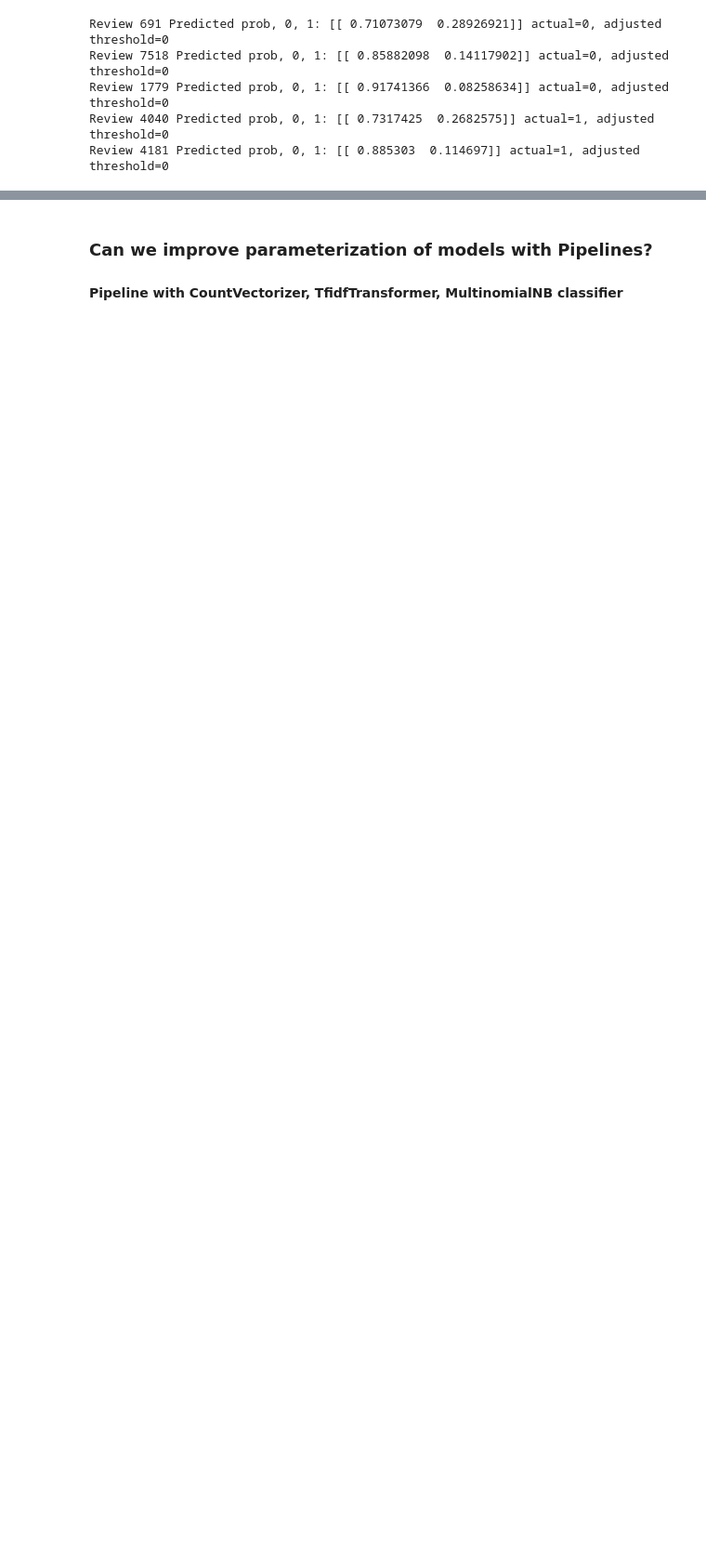
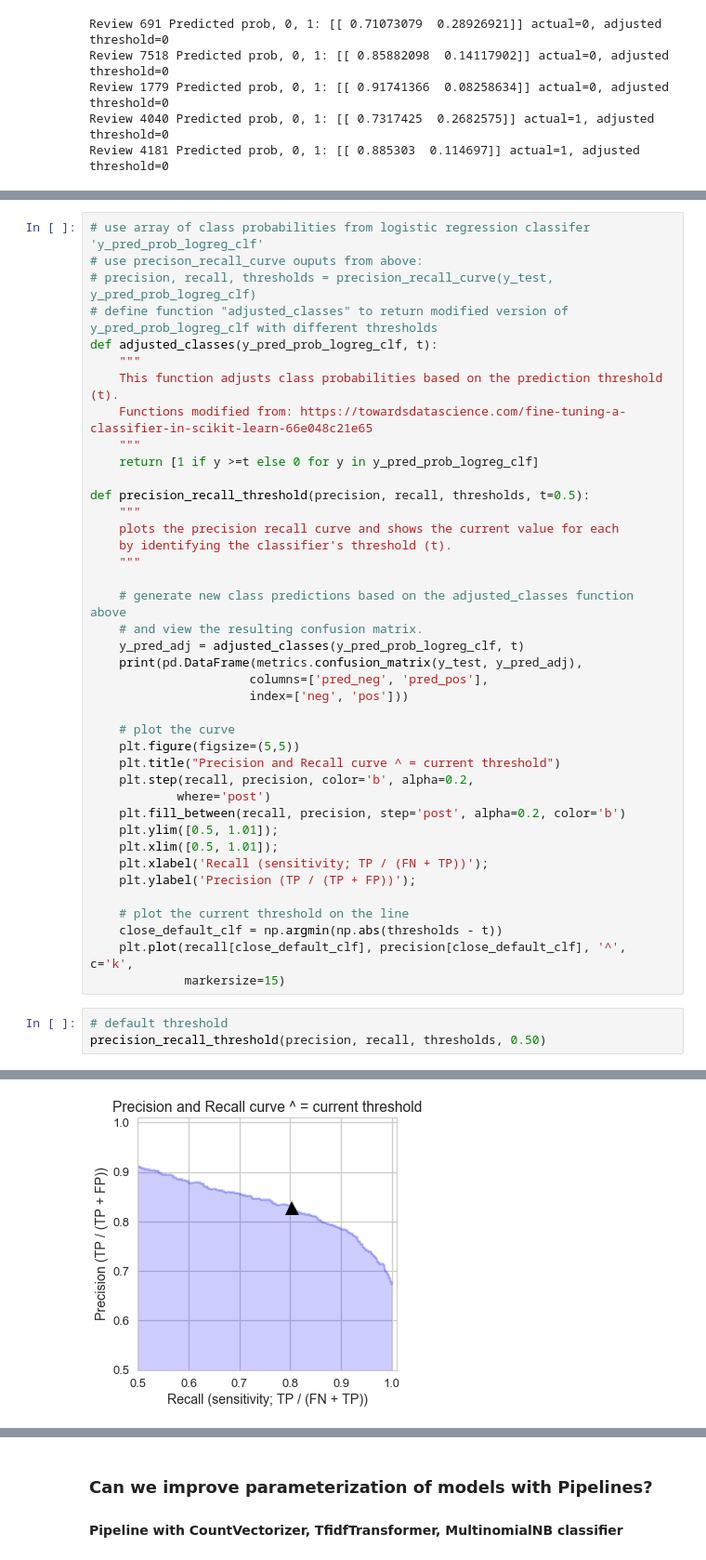
Before and after one commit to PassMoreHeat/springboard, a Jupyter notebook: Capstone_1/Machine_Learning_Amazon_Reviews_Working_Code.ipynb, the cells around one changed output, grey strips where cells are left out. Shown: that part at 93% size. Cells and saved outputs as stored; diff of their text form; blank space fills up the shorter version.

```diff
--- a/Capstone_1/Machine_Learning_Amazon_Reviews_Working_Code.ipynb
+++ b/Capstone_1/Machine_Learning_Amazon_Reviews_Working_Code.ipynb
@@ -1237,0 +1196,44 @@ Review 4181 Predicted prob, 0, 1: [[ 0.885303  0.114697]] actual=1, adjusted thr
+# %%
+# use array of class probabilities from logistic regression classifer 'y_pred_prob_logreg_clf'
+# use precison_recall_curve ouputs from above:
+# precision, recall, thresholds = precision_recall_curve(y_test, y_pred_prob_logreg_clf)
+# define function "adjusted_classes" to return modified version of y_pred_prob_logreg_clf with different thresholds
+def adjusted_classes(y_pred_prob_logreg_clf, t):
+    """
+    This function adjusts class probabilities based on the prediction threshold (t).
+    Functions modified from: https://towardsdatascience.com/fine-tuning-a-classifier-in-scikit-learn-66e048c21e65
+    """
+    return [1 if y >=t else 0 for y in y_pred_prob_logreg_clf]
+
+def precision_recall_threshold(precision, recall, thresholds, t=0.5):
+    """
+    plots the precision recall curve and shows the current value for each
+    by identifying the classifier's threshold (t).
+    """
+
+    # generate new class predictions based on the adjusted_classes function above
+    # and view the resulting confusion matrix.
+    y_pred_adj = adjusted_classes(y_pred_prob_logreg_clf, t)
+    print(pd.DataFrame(metrics.confusion_matrix(y_test, y_pred_adj),
+                      columns=['pred_neg', 'pred_pos'],
+                      index=['neg', 'pos']))
+
+    # plot the curve
+    plt.figure(figsize=(5,5))
+    plt.title("Precision and Recall curve ^ = current threshold")
+    plt.step(recall, precision, color='b', alpha=0.2,
+            where='post')
+    plt.fill_between(recall, precision, step='post', alpha=0.2, color='b')
+    plt.ylim([0.5, 1.01]);
+    plt.xlim([0.5, 1.01]);
+    plt.xlabel('Recall (sensitivity; TP / (FN + TP))');
+    plt.ylabel('Precision (TP / (TP + FP))');
+
+    # plot the current threshold on the line
+    close_default_clf = np.argmin(np.abs(thresholds - t))
+    plt.plot(recall[close_default_clf], precision[close_default_clf], '^', c='k',
+             markersize=15)
+# %%
+# default threshold
+precision_recall_threshold(precision, recall, thresholds, 0.50)
+# %% [output]
@@ -1237,0 +1243 @@ Review 4181 Predicted prob, 0, 1: [[ 0.885303  0.114697]] actual=1, adjusted thr
+[figure, added]
```
Also changed, not shown: parts of 31 cells of this notebook.
